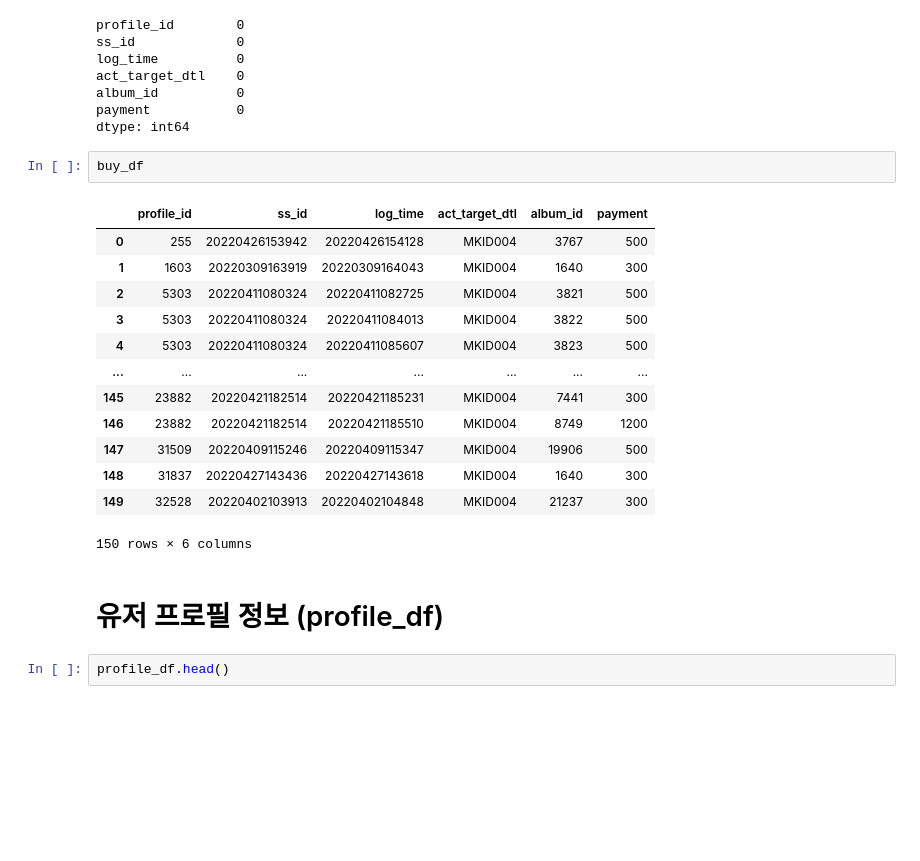
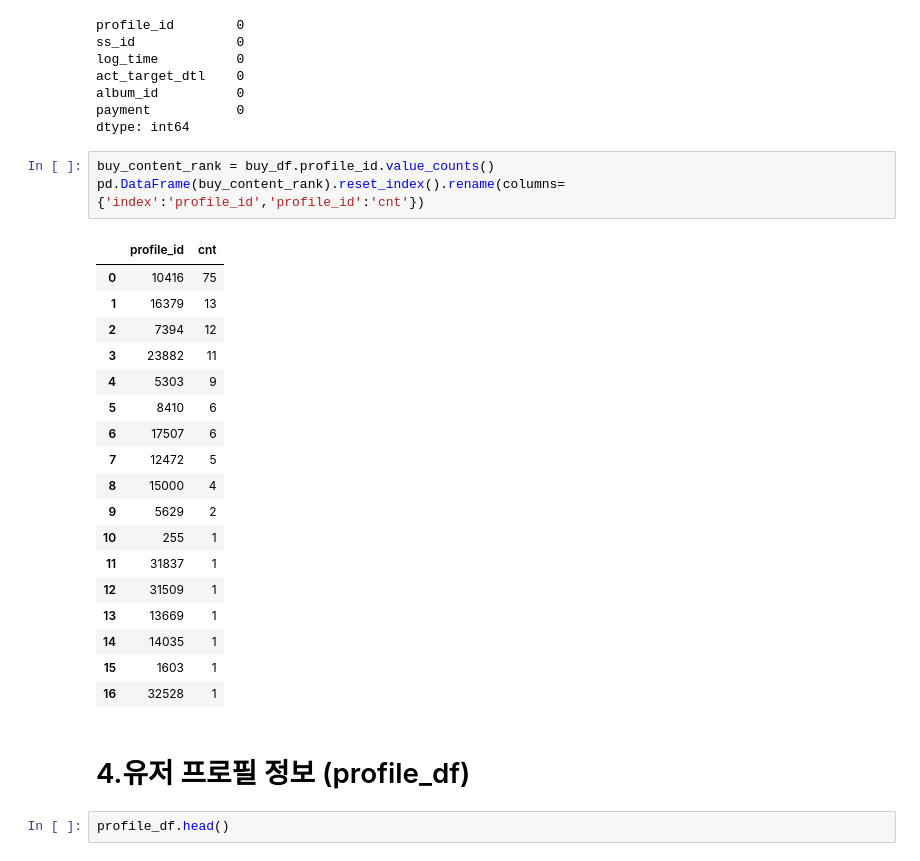
Before and after one commit to jinsuc28/lg-children-country-recommend, a Jupyter notebook: EDA/JS/EDA.ipynb, the cells around one changed output. Saved outputs shown, nothing was run; the diff lists cells and outputs as text; blank space fills up the shorter version.

```diff
--- a/EDA/JS/EDA.ipynb
+++ b/EDA/JS/EDA.ipynb
@@ -181,24 +137,30 @@ act_target_dtl    0
 album_id          0
 payment           0
 dtype: int64
-# %%
-buy_df
-# %% [output]
-|  | profile_id | ss_id | log_time | act_target_dtl | album_id | payment |
-| 0 | 255 | 20220426153942 | 20220426154128 | MKID004 | 3767 | 500 |
-| 1 | 1603 | 20220309163919 | 20220309164043 | MKID004 | 1640 | 300 |
-| 2 | 5303 | 20220411080324 | 20220411082725 | MKID004 | 3821 | 500 |
-| 3 | 5303 | 20220411080324 | 20220411084013 | MKID004 | 3822 | 500 |
-| 4 | 5303 | 20220411080324 | 20220411085607 | MKID004 | 3823 | 500 |
-| ... | ... | ... | ... | ... | ... | ... |
-| 145 | 23882 | 20220421182514 | 20220421185231 | MKID004 | 7441 | 300 |
-| 146 | 23882 | 20220421182514 | 20220421185510 | MKID004 | 8749 | 1200 |
-| 147 | 31509 | 20220409115246 | 20220409115347 | MKID004 | 19906 | 500 |
-| 148 | 31837 | 20220427143436 | 20220427143618 | MKID004 | 1640 | 300 |
-| 149 | 32528 | 20220402103913 | 20220402104848 | MKID004 | 21237 | 300 |
-150 rows × 6 columns
+# %%
+buy_content_rank = buy_df.profile_id.value_counts()
+pd.DataFrame(buy_content_rank).reset_index().rename(columns={'index':'profile_id','profile_id':'cnt'})
+# %% [output]
+|  | profile_id | cnt |
+| 0 | 10416 | 75 |
+| 1 | 16379 | 13 |
+| 2 | 7394 | 12 |
+| 3 | 23882 | 11 |
+| 4 | 5303 | 9 |
+| 5 | 8410 | 6 |
+| 6 | 17507 | 6 |
+| 7 | 12472 | 5 |
+| 8 | 15000 | 4 |
+| 9 | 5629 | 2 |
+| 10 | 255 | 1 |
+| 11 | 31837 | 1 |
+| 12 | 31509 | 1 |
+| 13 | 13669 | 1 |
+| 14 | 14035 | 1 |
+| 15 | 1603 | 1 |
+| 16 | 32528 | 1 |
 # %% [markdown]
-# 유저 프로필 정보 (profile_df)
+# 4.유저 프로필 정보 (profile_df)
 # %%
 profile_df.head()
 # %% [output]
```
Also changed, not shown: parts of 54 cells of this notebook.
